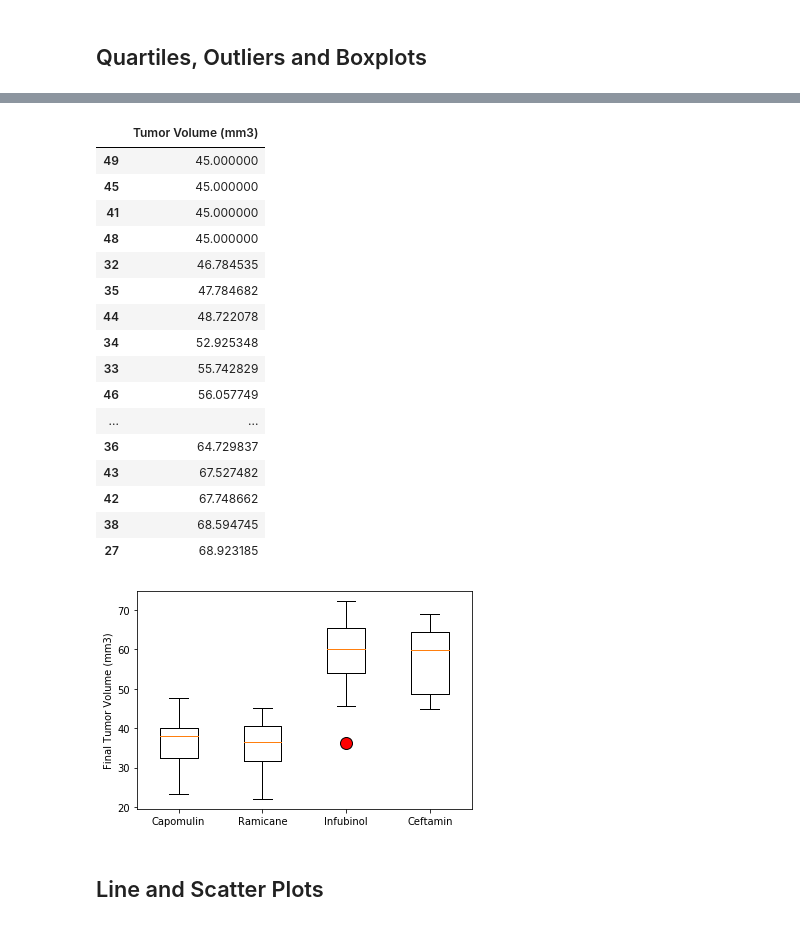
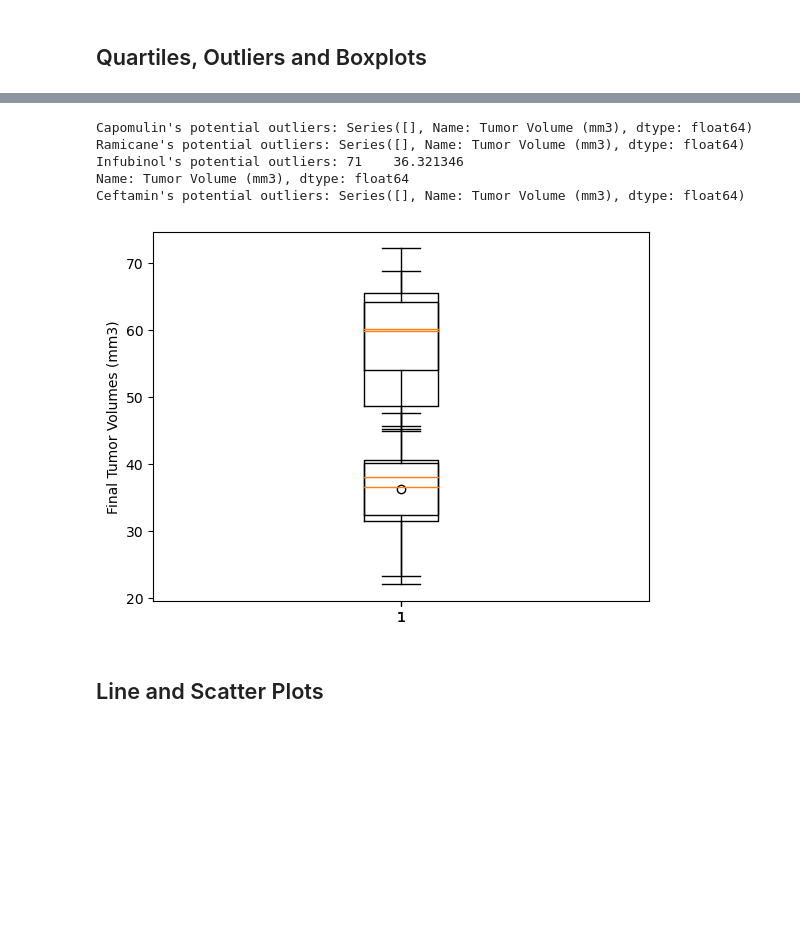
Before and after one commit to andcetera/pymaceuticals-study, a Jupyter notebook: Project Folder/pymaceuticals.ipynb, the cells around one changed output, grey strips where cells are left out. Cells and saved outputs as stored; diff of their text form; code cells hidden in the pictures; blank space fills up the shorter version.

Commit message:
more quartile madness!

```diff
--- a/Project Folder/pymaceuticals.ipynb
+++ b/Project Folder/pymaceuticals.ipynb
@@ -217,42 +217,32 @@ lst.head()
 | 4 | 163 | r554 | 45 | 32.377357 | 3 | Capomulin | Female | 8 | ... |
 # %%
 # Put treatments into a list for for loop (and later for plot labels)
-
 treatments = ['Capomulin', 'Ramicane', 'Infubinol', 'Ceftamin']
 
 # Create empty list to fill with tumor vol data (for plotting)
-
 tumor_data = []
 
 # Calculate the IQR and quantitatively determine if there are any potential outliers.
-
 for t in range(len(treatments)):
 
     # Locate the rows which contain mice on each drug and get the tumor volumes
-
     t_data = lst.loc[lst['Drug Regimen'] == treatments[t], ['Tumor Volume (mm3)']]
 
     # add subset
-
-    td = t_data.sort_values(['Tumor Volume (mm3)'])
-    tumor_data.append(td)
+    tumors = pd.Series(t_data['Tumor Volume (mm3)'])
+    tumor_data.append(tumors)
 
     # Determine outliers using upper and lower bounds
+    quartiles = tumor_data[t].quantile([.25, .5, .75])
+    lowrq = quartiles[.25]
+    upprq = quartiles[.75]
+    iqr = upprq - lowrq
+    lwr_bnd = lowrq - (1.5 * iqr)
+    upr_bnd = upprq + (1.5 * iqr)
 
-    quartiles = td['Tumor Volume (mm3)'].quantile([0.25, 0.5, 0.75])
-    lowrq = quartiles[0.25]
-    upprq = quartiles[0.75]
-    iqr = upprq-lowrq
+    out = tumor_data[t].loc[(tumor_data[t] < lwr_bnd) | (tumor_data[t] > upr_bnd)]
+    print(f"{treatments[t]}'s potential outliers: {out}")
 
-    lwr_bnd = lowrq - (1.5*iqr)
-    upr_bnd = upprq + (1.5*iqr)
-
-    #print(f"Values below {lwr_bnd} could be outliers.")
-    #print(f"Values above {upr_bnd} could be outliers.")
-
-
-len(tumor_data[0]), len(tumor_data[1]), len(tumor_data[2]), len(tumor_data[3])
-tumor_data[3]
 
 # Capomulin's potential outliers: Series([], Name: Tumor Volume (mm3), dtype: float64)
 # Ramicane's potential outliers: Series([], Name: Tumor Volume (mm3), dtype: float64)
@@ -260,27 +250,22 @@ tumor_data[3]
 # Name: Tumor Volume (mm3), dtype: float64
 # Ceftamin's potential outliers: Series([], Name: Tumor Volume (mm3), dtype: float64)
 # %% [output]
-|  | Tumor Volume (mm3) |
-| 49 | 45.000000 |
-| 45 | 45.000000 |
-| 41 | 45.000000 |
-| 48 | 45.000000 |
-| 32 | 46.784535 |
-| 35 | 47.784682 |
-| 44 | 48.722078 |
-| 34 | 52.925348 |
-| 33 | 55.742829 |
-| 46 | 56.057749 |
-| ... | ... |
-| 36 | 64.729837 |
-| 43 | 67.527482 |
-| 42 | 67.748662 |
-| 38 | 68.594745 |
-| 27 | 68.923185 |
+Capomulin's potential outliers: Series([], Name: Tumor Volume (mm3), dtype: float64)
+Ramicane's potential outliers: Series([], Name: Tumor Volume (mm3), dtype: float64)
+Infubinol's potential outliers: 71    36.321346
+Name: Tumor Volume (mm3), dtype: float64
+Ceftamin's potential outliers: Series([], Name: Tumor Volume (mm3), dtype: float64)
 # %%
 # Generate a box plot that shows the distrubution of the tumor volume for each treatment group.
+
+fig, ax = plt.subplots()
+pos = np.arange(len(tumor_data))+1
+for x in range(len(treatments)):
+    ax.boxplot(tumor_data[x])
+plt.ylabel('Final Tumor Volumes (mm3)')
+plt.show()
 # %% [output]
-[figure, old version]
+[figure, new version]
 # %% [markdown]
 ## Line and Scatter Plots
 # %%
```
